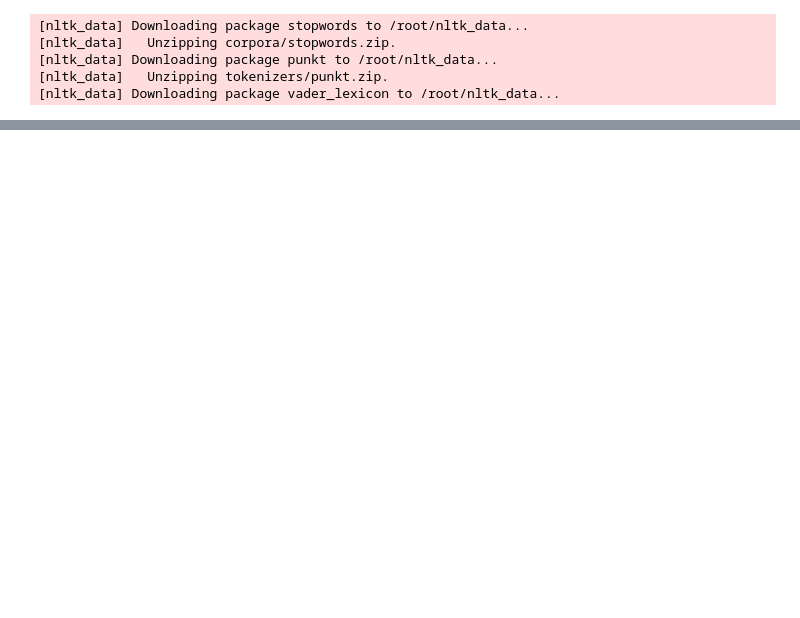
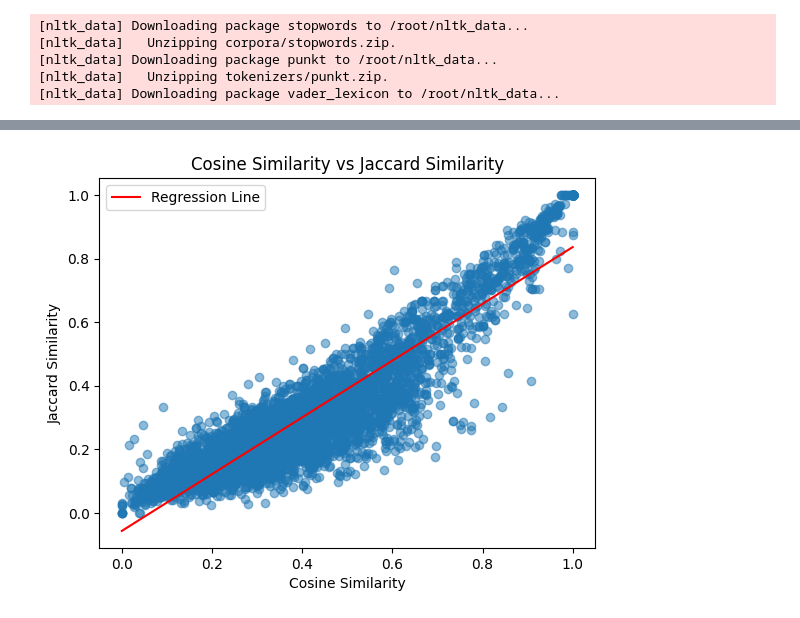
Before and after one commit to Snigdha05/MRP_StreetSmart, a Jupyter notebook: Code Files/MRP_TrainTest_Chatbot.ipynb, the cells around one changed output, grey strips where cells are left out. Cells and saved outputs as stored; diff of their text form; code cells hidden in the pictures; blank space fills up the shorter version.

```diff
--- a/Code Files/MRP_TrainTest_Chatbot.ipynb
+++ b/Code Files/MRP_TrainTest_Chatbot.ipynb
@@ -417,3 +450,22 @@ Length of test_answers: 4741
+# %%
+import numpy as np
+
+# Create a scatter plot
+plt.scatter(cosine_similarities, jaccard_similarities, alpha=0.5)
+plt.xlabel('Cosine Similarity')
+plt.ylabel('Jaccard Similarity')
+plt.title('Cosine Similarity vs Jaccard Similarity')
+
+# Add a regression line
+coefficients = np.polyfit(cosine_similarities, jaccard_similarities, 1)
+polynomial = np.poly1d(coefficients)
+x_values = np.linspace(0, 1, 100)
+plt.plot(x_values, polynomial(x_values), color='red', label='Regression Line')
+
+plt.legend()
+plt.show()
+# %% [output]
+[figure, added]
 # %%
 # Create a dataframe
 df = pd.DataFrame({'Question': test_questions,
```
Also changed, not shown: parts of 7 cells of this notebook, 1 other file.
